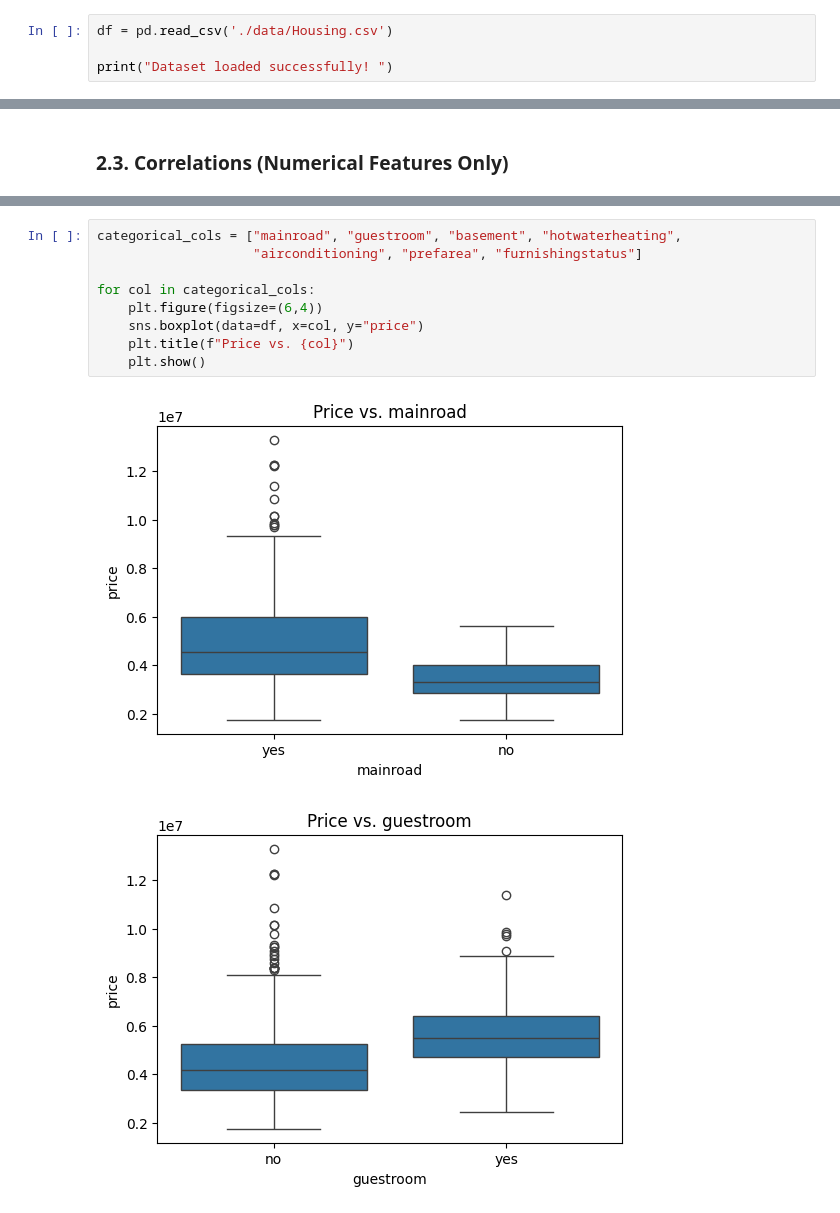
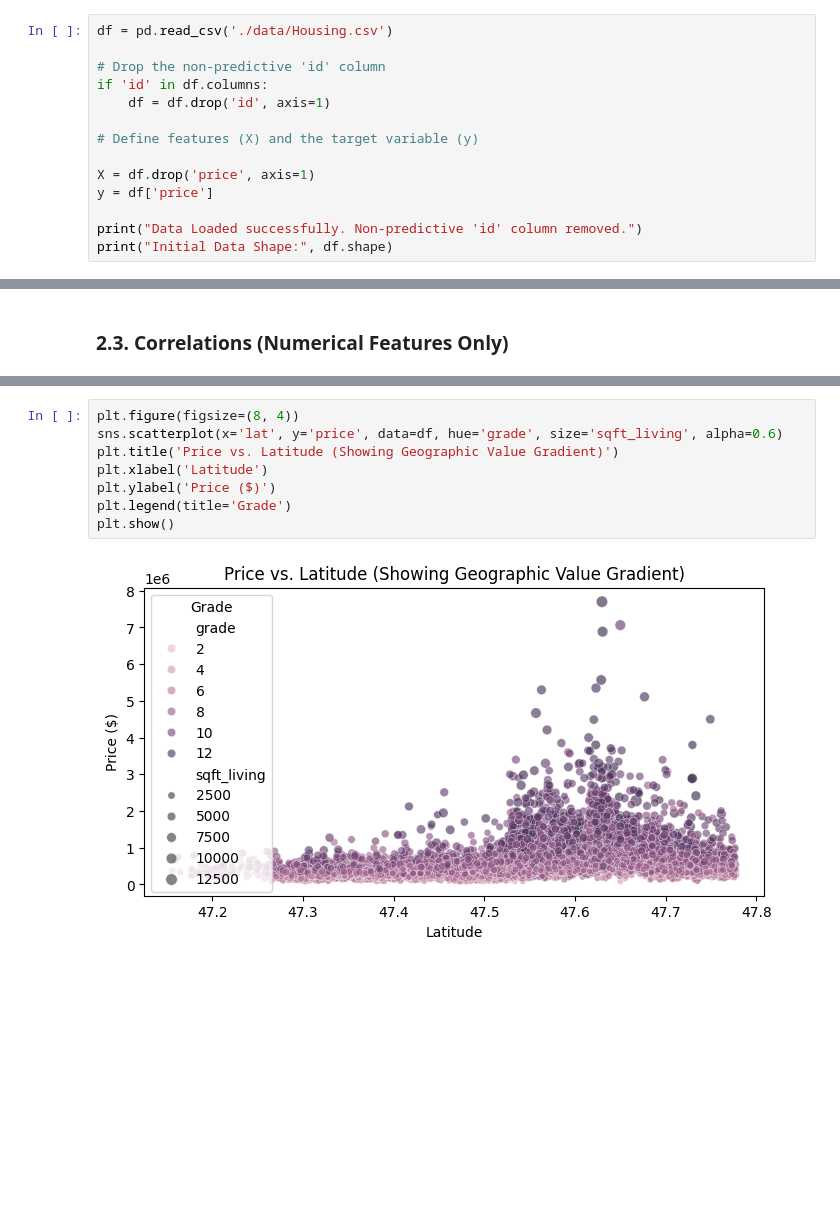
Before and after one commit to RehamAbuarqoub/Estatemate, a Jupyter notebook: script.ipynb, the cells around one changed output, grey strips where cells are left out. Drawn from its saved outputs; the diff is of its cells as text; blank space fills up the shorter version.

```diff
--- a/script.ipynb
+++ b/script.ipynb
@@ -52,5 +59,15 @@ from sklearn.ensemble import RandomForestRegressor, GradientBoostingRegressor
 # %%
 df = pd.read_csv('./data/Housing.csv')
 
-print("Dataset loaded successfully! ")
+# Drop the non-predictive 'id' column
+if 'id' in df.columns:
+    df = df.drop('id', axis=1)
+
+# Define features (X) and the target variable (y)
+
+X = df.drop('price', axis=1)
+y = df['price']
+
+print("Data Loaded successfully. Non-predictive 'id' column removed.")
+print("Initial Data Shape:", df.shape)
 # %% [output]
@@ -145,12 +171,10 @@ This shows how price changes with each of these variables.
 # %%
-categorical_cols = ["mainroad", "guestroom", "basement", "hotwaterheating",
-                    "airconditioning", "prefarea", "furnishingstatus"]
-
-for col in categorical_cols:
-    plt.figure(figsize=(6,4))
-    sns.boxplot(data=df, x=col, y="price")
-    plt.title(f"Price vs. {col}")
-    plt.show()
+plt.figure(figsize=(8, 4))
+sns.scatterplot(x='lat', y='price', data=df, hue='grade', size='sqft_living', alpha=0.6)
+plt.title('Price vs. Latitude (Showing Geographic Value Gradient)')
+plt.xlabel('Latitude')
+plt.ylabel('Price ($)')
+plt.legend(title='Grade')
+plt.show()
 # %% [output]
-[figure, old version]
+[figure, new version]
-[figure, removed]
```
Also changed, not shown: parts of 47 cells of this notebook, 3 other files.
